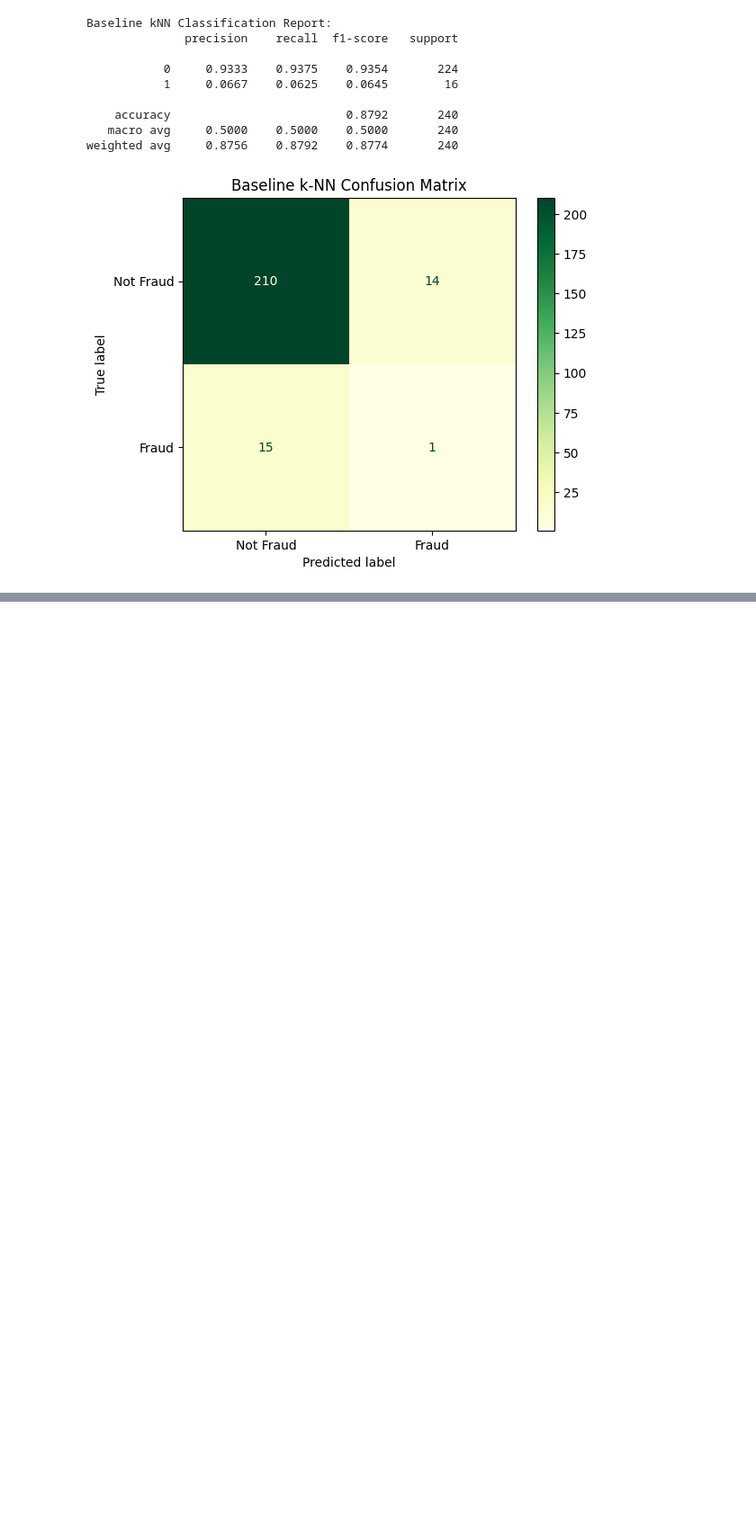
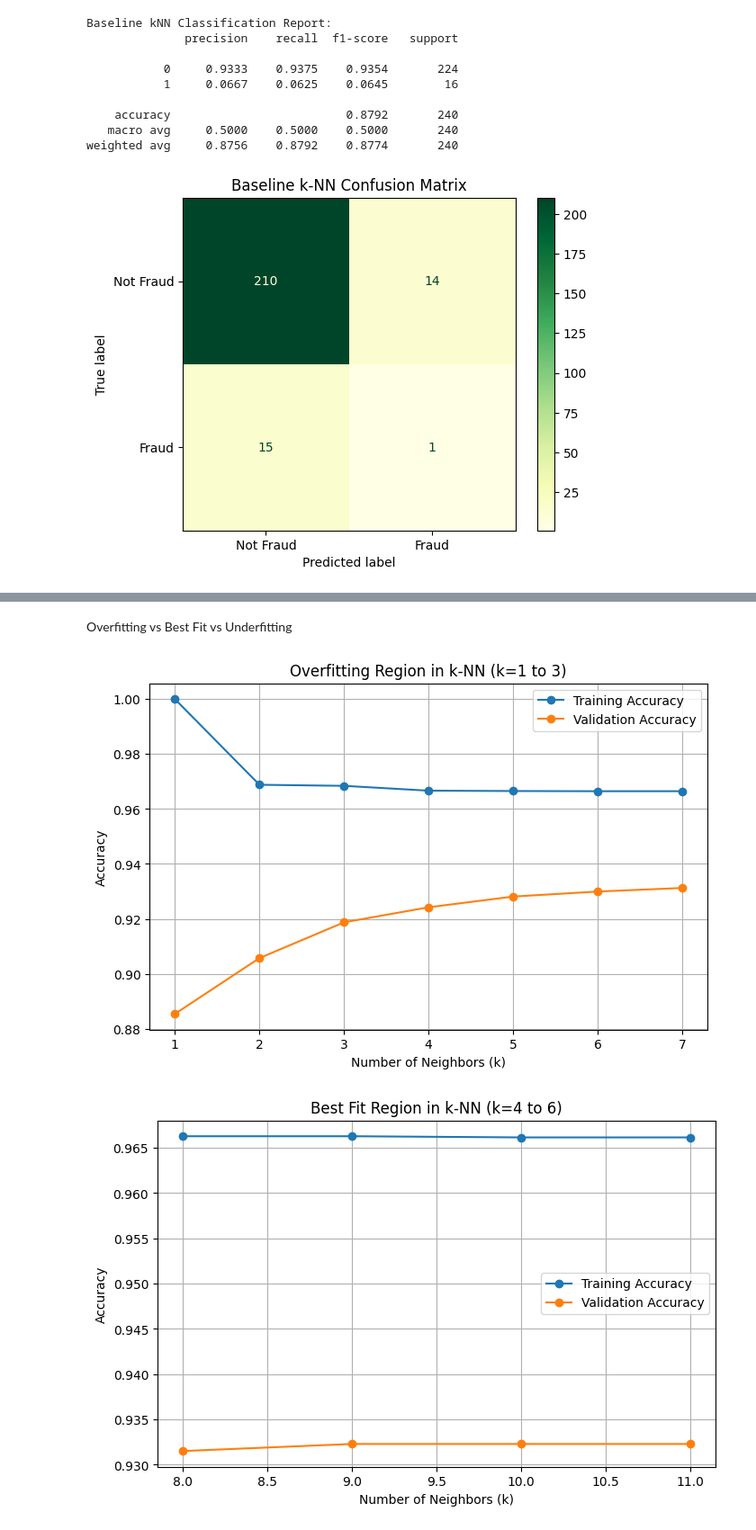
Before and after one commit to Aliff00/um-wie3007-data-mining-group14, a Jupyter notebook: notebooks/04_model_knn.ipynb, the cells around one changed output, grey strips where cells are left out. Shown at 90% size. Saved outputs shown, nothing was run; the diff lists cells and outputs as text; code cells hidden in the pictures; blank space fills up the shorter version.

```diff
--- a/notebooks/04_model_knn.ipynb
+++ b/notebooks/04_model_knn.ipynb
@@ -192,0 +194,50 @@ plt.show()
+# %% [markdown]
+Overfitting vs Best Fit vs Underfitting
+# %%
+results['k'] = results['param_n_neighbors'].astype(int)
+
+# Select only numeric columns before groupby mean
+numeric_cols = results.select_dtypes(include=['number']).columns
+grouped_acc = results.groupby('k')[numeric_cols].mean()
+
+train_acc = grouped_acc['mean_train_score']
+val_acc = grouped_acc['mean_test_score']
+
+# Overfitting region (small k)
+plt.figure(figsize=(8, 5))
+plt.plot(train_acc.loc[1:7], marker='o', label='Training Accuracy')
+plt.plot(val_acc.loc[1:7], marker='o', label='Validation Accuracy')
+plt.xlabel("Number of Neighbors (k)")
+plt.ylabel("Accuracy")
+plt.title("Overfitting Region in k-NN (k=1 to 3)")
+plt.legend()
+plt.grid(True)
+plt.savefig(os.path.join(FIG_DIR, "kNN_overfitting.png"), dpi=200)
+plt.show()
+
+# Best fit region (medium k)
+plt.figure(figsize=(8, 5))
+plt.plot(train_acc.loc[8:11], marker='o', label='Training Accuracy')
+plt.plot(val_acc.loc[8:11], marker='o', label='Validation Accuracy')
+plt.xlabel("Number of Neighbors (k)")
+plt.ylabel("Accuracy")
+plt.title("Best Fit Region in k-NN (k=4 to 6)")
+plt.legend()
+plt.grid(True)
+plt.savefig(os.path.join(FIG_DIR, "kNN_best_fit.png"), dpi=200)
+plt.show()
+
+# Underfitting region (large k)
+plt.figure(figsize=(8, 5))
+plt.plot(train_acc.loc[12:20], marker='o', label='Training Accuracy')
+plt.plot(val_acc.loc[12:20], marker='o', label='Validation Accuracy')
+plt.xlabel("Number of Neighbors (k)")
+plt.ylabel("Accuracy")
+plt.title("Underfitting Region in k-NN (k=7 to 20)")
+plt.legend()
+plt.grid(True)
+plt.savefig(os.path.join(FIG_DIR, "kNN_underfitting.png"), dpi=200)
+plt.show()
+# %% [output]
+[figure, added]
+[figure, added]
```
Also changed, not shown: parts of 4 cells of this notebook, 9 other files.
